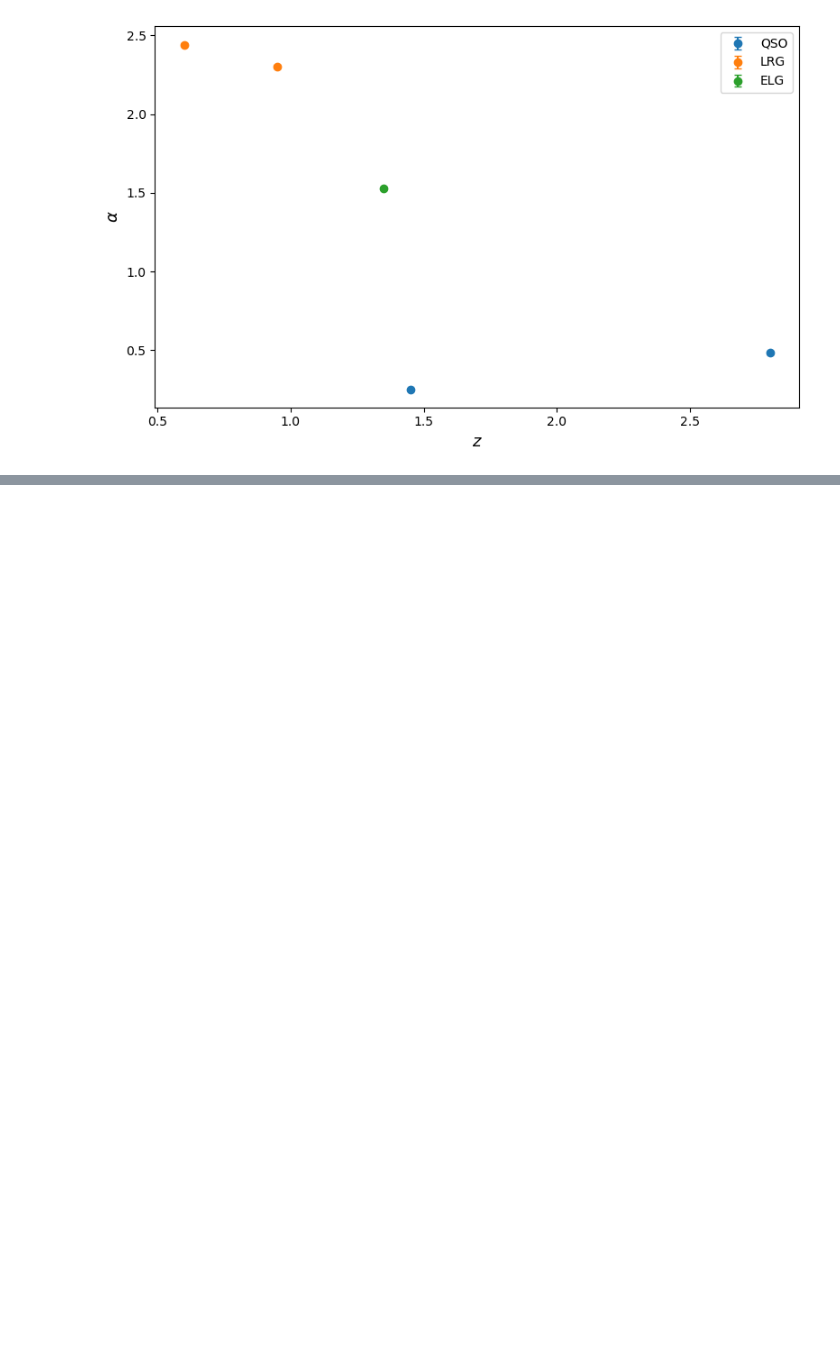
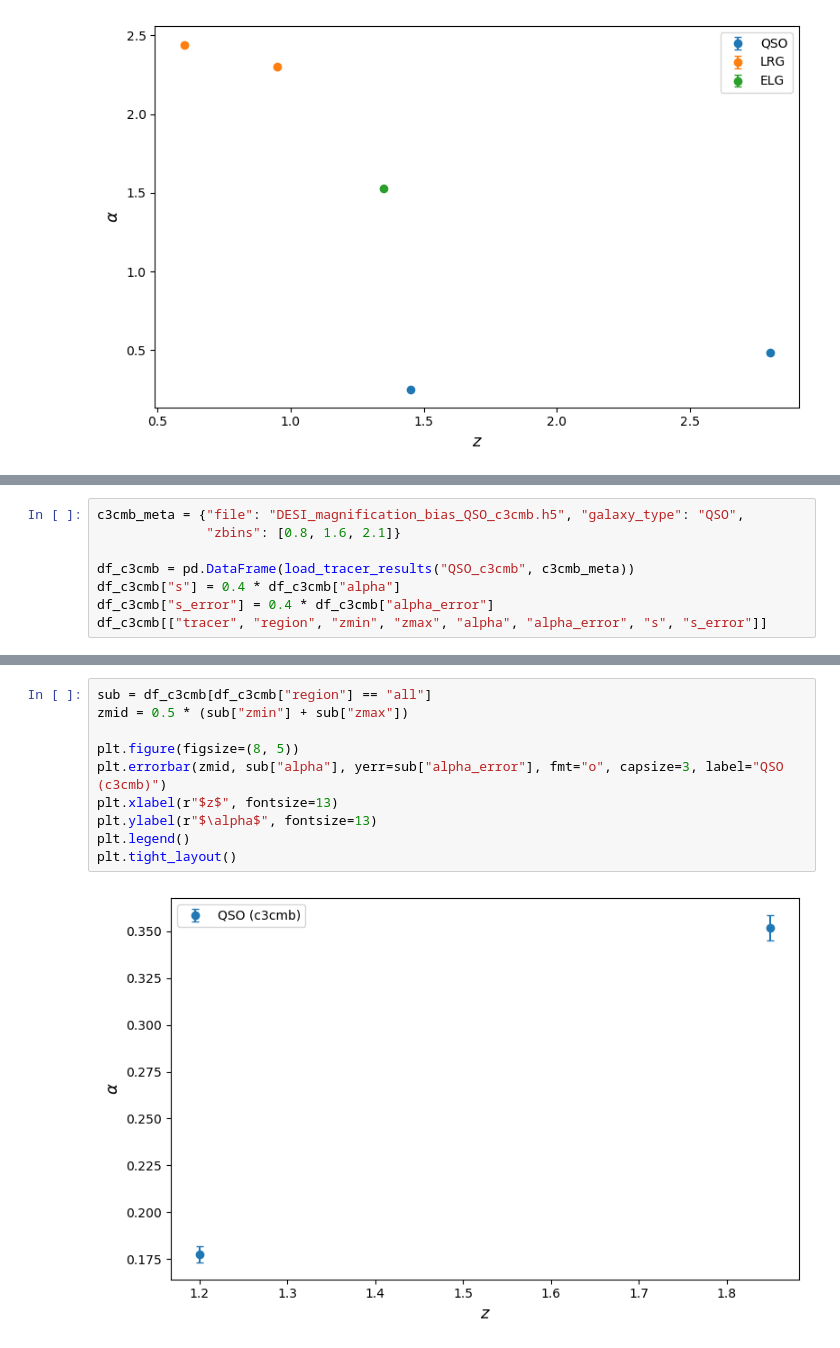
Before and after one commit to sofiachiarenza/magnification_bias_DESI, a Jupyter notebook: notebooks/summarize_alpha_results.ipynb, the cells around one changed output, grey strips where cells are left out. Saved outputs shown, nothing was run; the diff lists cells and outputs as text; blank space fills up the shorter version.

```diff
--- a/notebooks/summarize_alpha_results.ipynb
+++ b/notebooks/summarize_alpha_results.ipynb
@@ -137,0 +142,8 @@ plt.tight_layout()
+# %%
+c3cmb_meta = {"file": "DESI_magnification_bias_QSO_c3cmb.h5", "galaxy_type": "QSO",
+              "zbins": [0.8, 1.6, 2.1]}
+
+df_c3cmb = pd.DataFrame(load_tracer_results("QSO_c3cmb", c3cmb_meta))
+df_c3cmb["s"] = 0.4 * df_c3cmb["alpha"]
+df_c3cmb["s_error"] = 0.4 * df_c3cmb["alpha_error"]
+df_c3cmb[["tracer", "region", "zmin", "zmax", "alpha", "alpha_error", "s", "s_error"]]
@@ -137,0 +162,12 @@ plt.tight_layout()
+# %%
+sub = df_c3cmb[df_c3cmb["region"] == "all"]
+zmid = 0.5 * (sub["zmin"] + sub["zmax"])
+
+plt.figure(figsize=(8, 5))
+plt.errorbar(zmid, sub["alpha"], yerr=sub["alpha_error"], fmt="o", capsize=3, label="QSO (c3cmb)")
+plt.xlabel(r"$z$", fontsize=13)
+plt.ylabel(r"$\alpha$", fontsize=13)
+plt.legend()
+plt.tight_layout()
+# %% [output]
+[figure, added]
```
Also changed, not shown: parts of 2 cells of this notebook, 1 other file.
